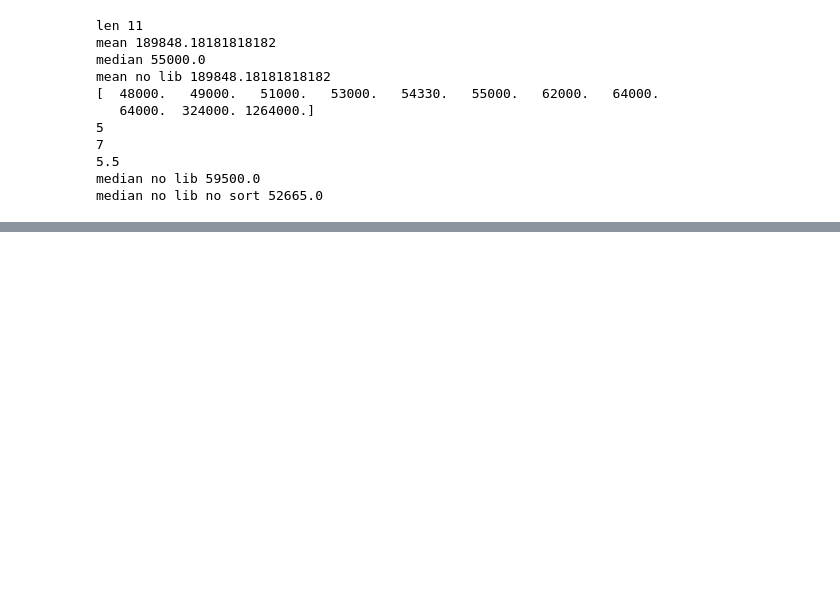
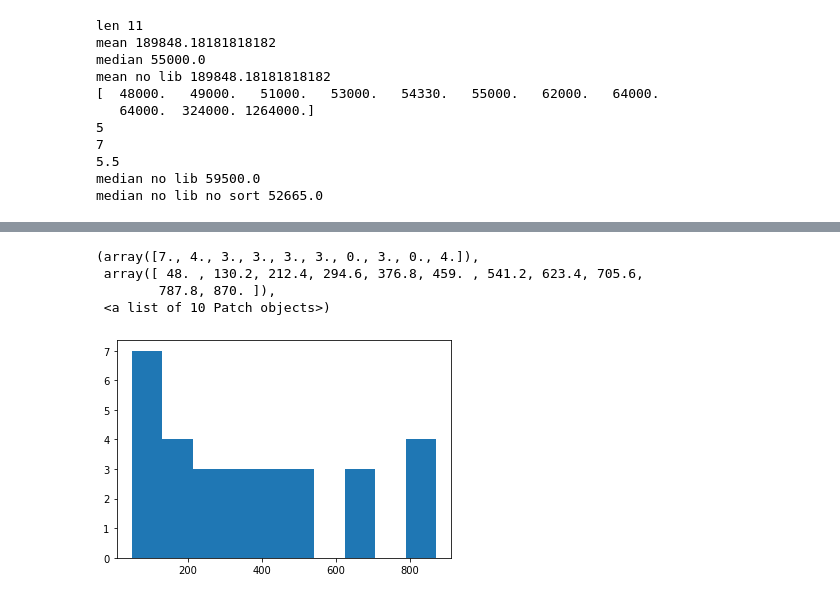
Before and after one commit to kurtzace/complete-data-science-bootcamp-excercises, a Jupyter notebook: Statistics.ipynb, the cells around one changed output, grey strips where cells are left out. Drawn from its saved outputs; the diff is of its cells as text; code cells hidden in the pictures; blank space fills up the shorter version.

```diff
--- a/Statistics.ipynb
+++ b/Statistics.ipynb
@@ -279,0 +297,31 @@ median no lib no sort 52665.0
+# %%
+ds1=[212,869,220,654,511,624,420,121,428,865,799,405,230,670,870,366,99,55,489,312,493,163,221,84,144,48,375,86,168,100]
+ds2=[586,760,495,678,559,415,370,659,119,288,241,787,522,207,160,526,656,848,720,676,581,929,653,661,770,800,529,975,995,947]
+
+print("---DS1---")
+ds1Num = np.array(ds1)
+print(f'len {len(ds1Num)}')
+print(f'mean {ds1Num.mean()}')
+print(f'median {np.median(ds1Num)}')
+from scipy import stats
+print(stats.mode(ds1Num))
+
+if(ds1Num.mean() > np.median(ds1Num)):
+  print("left skew")
+else:
+  print("right skew")
+
+
+
+print("---DS2---")
+ds2Num = np.array(ds2)
+print(f'len {len(ds2Num)}')
+print(f'mean {ds2Num.mean()}')
+print(f'median {np.median(ds2Num)}')
+from scipy import stats
+print(stats.mode(ds2Num))
+
+if(ds2Num.mean() > np.median(ds2Num)):
+  print("left skew")
+else:
+  print("right skew")
@@ -279,0 +341,8 @@ median no lib no sort 52665.0
+# %%
+plt.hist(ds1, label="DS1")
+# %% [output]
+(array([7., 4., 3., 3., 3., 3., 0., 3., 0., 4.]),
+ array([ 48. , 130.2, 212.4, 294.6, 376.8, 459. , 541.2, 623.4, 705.6,
+        787.8, 870. ]),
+ <a list of 10 Patch objects>)
+[figure, added]
```
Also changed, not shown: parts of 22 cells of this notebook.
